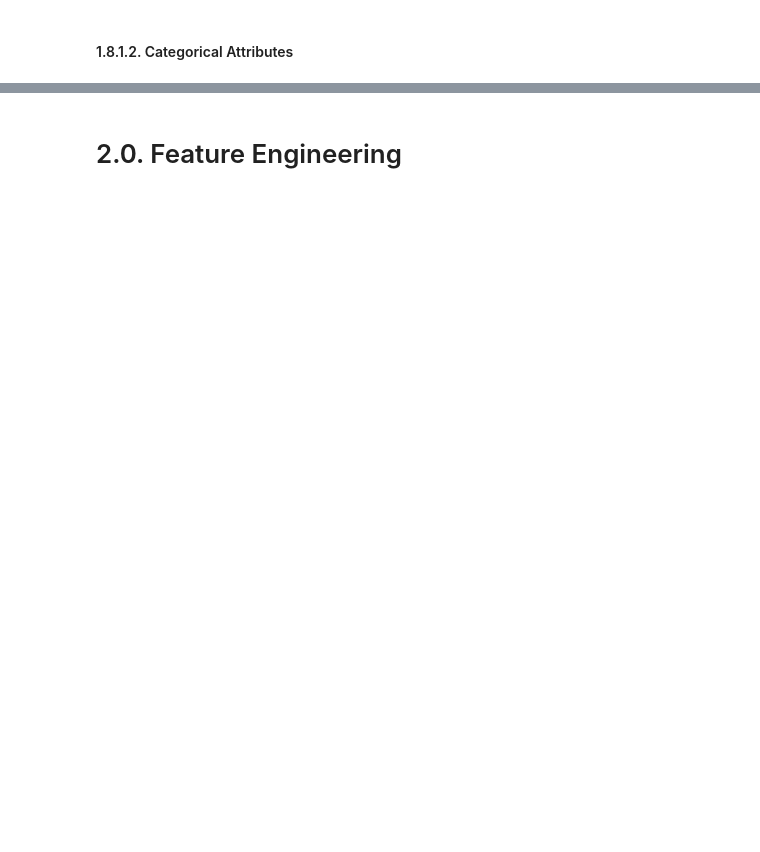
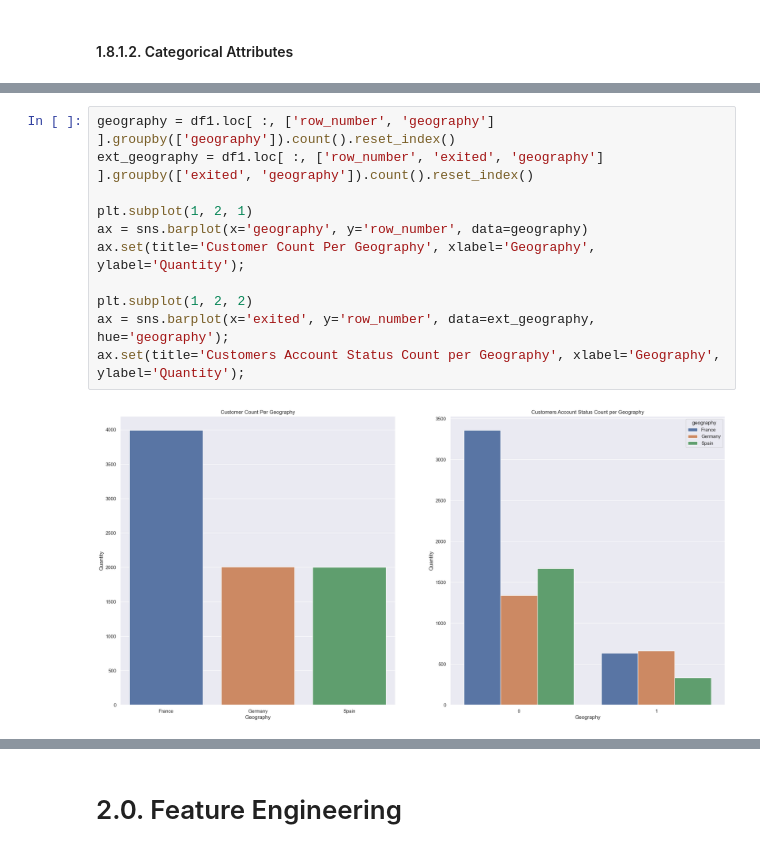
Before and after one commit to PedroFerraresi/churn_prediction, a Jupyter notebook: notebooks/v1.0_pgvf.ipynb, the cells around one changed output, grey strips where cells are left out. Cells and saved outputs as stored; diff of their text form; blank space fills up the shorter version.

```diff
--- a/notebooks/v1.0_pgvf.ipynb
+++ b/notebooks/v1.0_pgvf.ipynb
@@ -32,0 +302,13 @@
+# %%
+geography = df1.loc[ :, ['row_number', 'geography'] ].groupby(['geography']).count().reset_index()
+ext_geography = df1.loc[ :, ['row_number', 'exited', 'geography'] ].groupby(['exited', 'geography']).count().reset_index()
+
+plt.subplot(1, 2, 1)
+ax = sns.barplot(x='geography', y='row_number', data=geography)
+ax.set(title='Customer Count Per Geography', xlabel='Geography', ylabel='Quantity');
+
+plt.subplot(1, 2, 2)
+ax = sns.barplot(x='exited', y='row_number', data=ext_geography, hue='geography');
+ax.set(title='Customers Account Status Count per Geography', xlabel='Geography', ylabel='Quantity');
+# %% [output]
+[figure, added]
```
Also changed, not shown: parts of 124 cells of this notebook, 4 other files.
